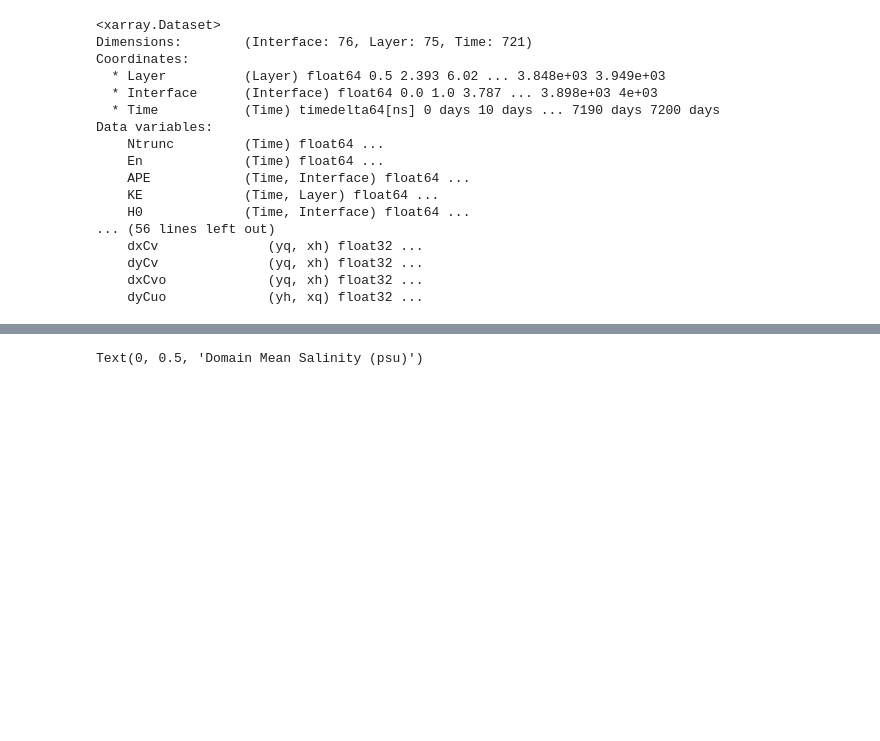
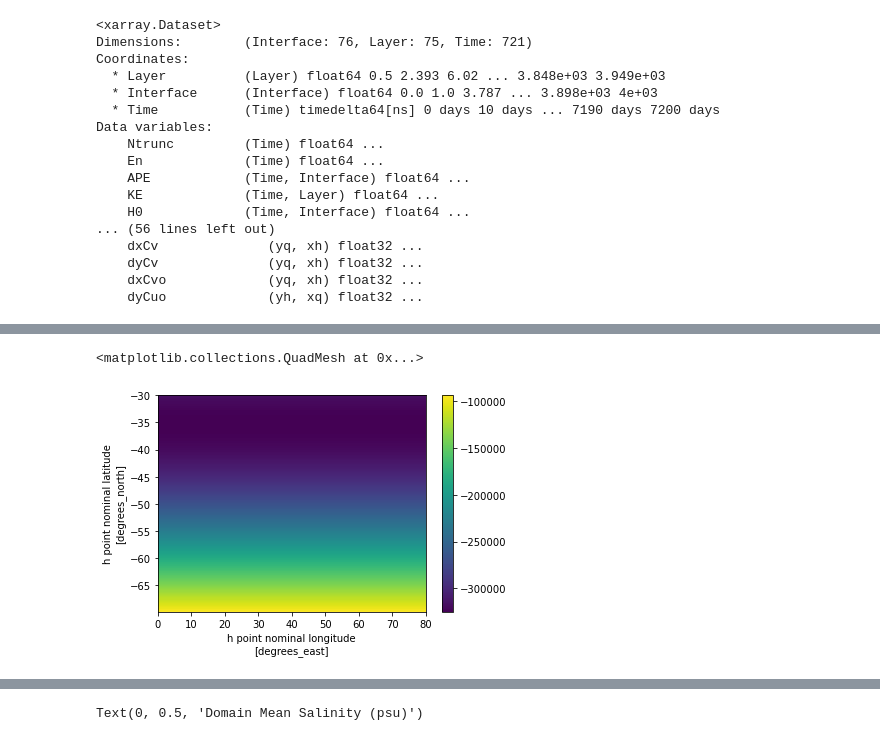
Before and after one commit to hmkhatri/MOM6-Channel-Southern-Ocean, a Jupyter notebook: Analysis/TS_025_Test.ipynb, the cells around one changed output, grey strips where cells are left out. Drawn from its saved outputs; the diff is of its cells as text; code cells hidden in the pictures; blank space fills up the shorter version.

```diff
--- a/Analysis/TS_025_Test.ipynb
+++ b/Analysis/TS_025_Test.ipynb
@@ -52,0 +94,5 @@ Data variables:
+# %%
+(ds_n['area_t'] - ds_n['dyCv']*ds_n['dxt']).plot()
+# %% [output]
+<matplotlib.collections.QuadMesh at 0x...>
+[figure, added]
```
Also changed, not shown: parts of 4 cells of this notebook.
